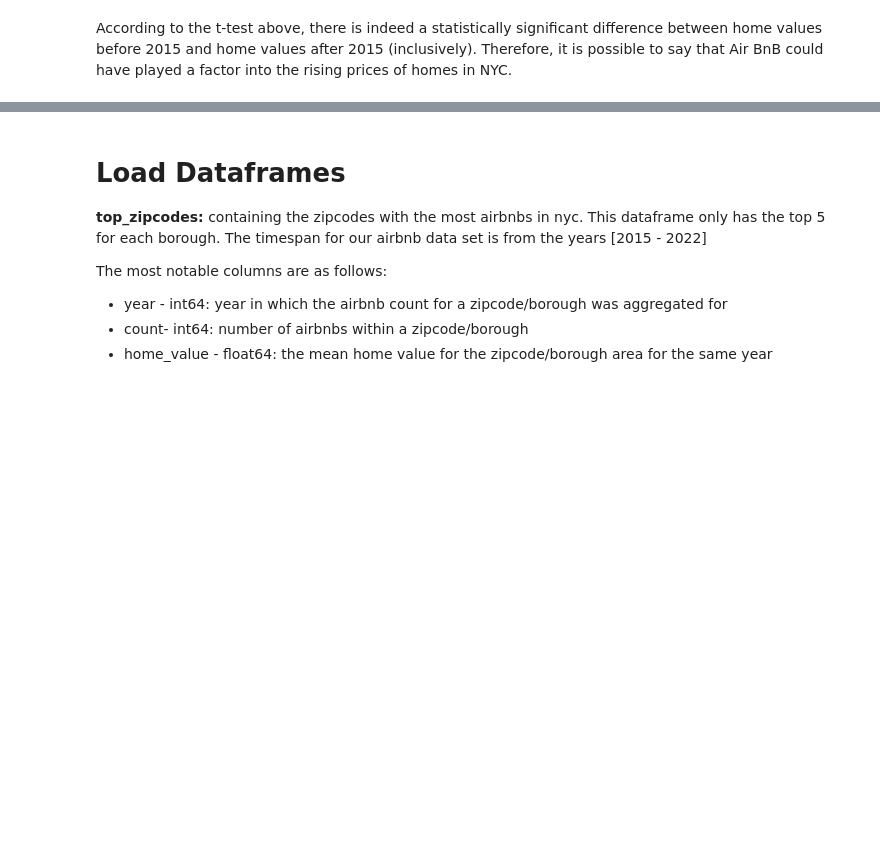
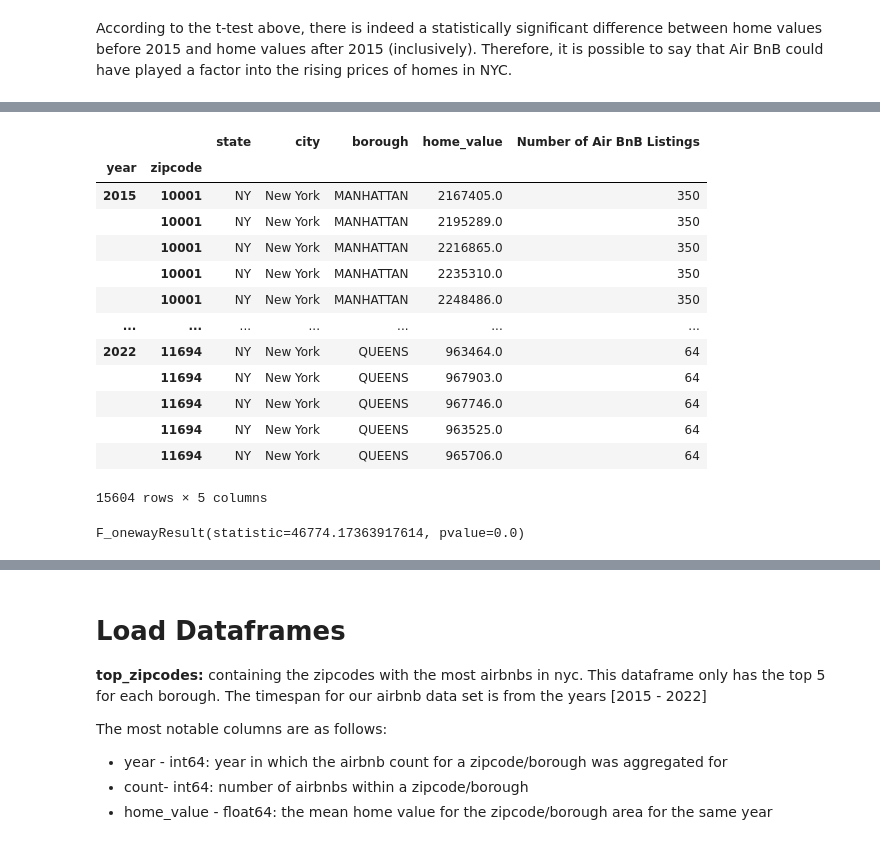
Before and after one commit to hpuma/Airbnb_Rental_Project, a Jupyter notebook: FINAL_EDA_NOTEBOOK.ipynb, the cells around one changed output, grey strips where cells are left out. Saved outputs shown, nothing was run; the diff lists cells and outputs as text; code cells hidden in the pictures; blank space fills up the shorter version.

```diff
--- a/FINAL_EDA_NOTEBOOK.ipynb
+++ b/FINAL_EDA_NOTEBOOK.ipynb
@@ -312,0 +333,8 @@ According to the t-test above, there is indeed a statistically significant diffe
+# %%
+# get air bnb lists
+air_bnb_df = pd.read_csv('./data/clean/inside_airbnb_clean.gz', low_memory=False)
+air_bnb_df["borough"] =  air_bnb_df["borough"].replace(' ', '_', regex=True)
+air_bnb_df = air_bnb_df.set_index(["year", "zipcode"])
+air_bnb_df = air_bnb_df.sort_index().groupby(level=[0,1]).count().rename(columns = {'id': 'Number of Air BnB Listings'})
+air_bnb_df = air_bnb_df["Number of Air BnB Listings"].to_frame()
+air_bnb_df
@@ -312,0 +356,30 @@ According to the t-test above, there is indeed a statistically significant diffe
+# %%
+# merge to home_values_df
+
+home_values_df = pd.read_csv('data/clean/zhome_value.csv')
+home_values_df["year"] = pd.to_datetime(home_values_df.year.astype(str)).dt.year
+
+home_values_df = home_values_df.set_index(["year", "zipcode"])
+
+home_values_v_air_bnb_count_df = pd.merge(home_values_df, air_bnb_df, left_index=True, right_index=True)
+home_values_v_air_bnb_count_df
+# %% [output]
+|  |  | state | city | borough | home_value | Number of Air BnB Listings |
+| year | zipcode |  |  |  |  |  |
+| 2015 | 10001 | NY | New York | MANHATTAN | 2167405.0 | 350 |
+|  | 10001 | NY | New York | MANHATTAN | 2195289.0 | 350 |
+|  | 10001 | NY | New York | MANHATTAN | 2216865.0 | 350 |
+|  | 10001 | NY | New York | MANHATTAN | 2235310.0 | 350 |
+|  | 10001 | NY | New York | MANHATTAN | 2248486.0 | 350 |
+| ... | ... | ... | ... | ... | ... | ... |
+| 2022 | 11694 | NY | New York | QUEENS | 963464.0 | 64 |
+|  | 11694 | NY | New York | QUEENS | 967903.0 | 64 |
+|  | 11694 | NY | New York | QUEENS | 967746.0 | 64 |
+|  | 11694 | NY | New York | QUEENS | 963525.0 | 64 |
+|  | 11694 | NY | New York | QUEENS | 965706.0 | 64 |
+15604 rows × 5 columns
+# %%
+# pd.concat([home_values_df, air_bnb_df], axis=1).sort_index()
+f_oneway(home_values_v_air_bnb_count_df["home_value"], home_values_v_air_bnb_count_df["Number of Air BnB Listings"])
+# %% [output]
+F_onewayResult(statistic=46774.17363917614, pvalue=0.0)
```
Also changed, not shown: parts of 7 cells of this notebook, 1 other file.
